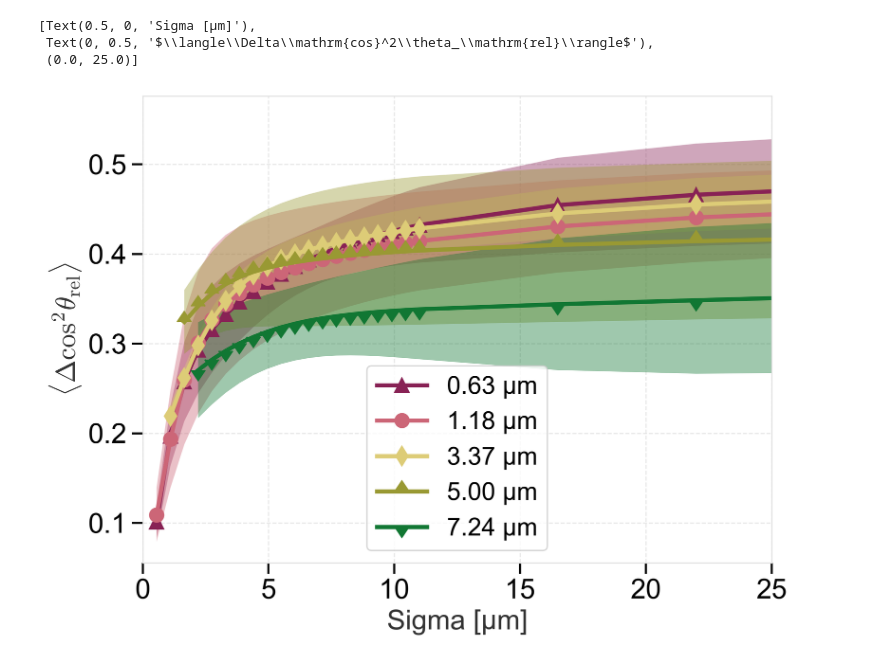
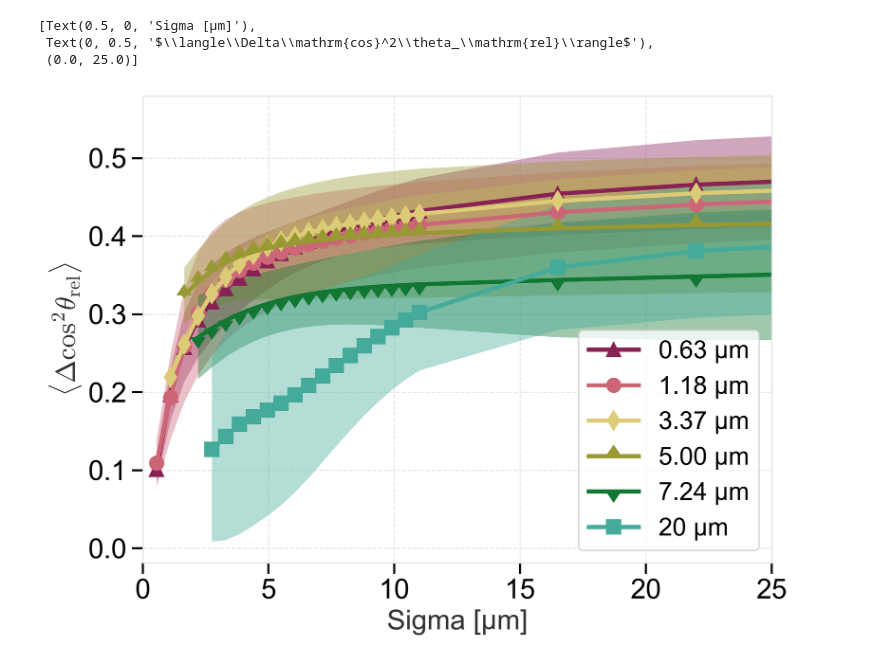
Before and after one commit to wppppupr/MTCargo_analysis, a Jupyter notebook: notebooks/correlation_beads_of.ipynb, the cells around one changed output. Drawn from its saved outputs; the diff is of its cells as text; code cells hidden in the pictures.

```diff
--- a/notebooks/correlation_beads_of.ipynb
+++ b/notebooks/correlation_beads_of.ipynb
@@ -156,31 +164,35 @@ df_1, radius1, dot1, dot1std = window_vs(root / "beads1um", filename, col, x_axi
 df_3, radius3, dot3, dot3std = window_vs(root / "beads3um", filename, col, x_axis)
 df_5, radius5, dot5, dot5std = window_vs(root / "beads5um", filename, col, x_axis)
 df_7, radius7, dot7, dot7std = window_vs(root / "beads7um", filename, col, x_axis)
+df_20, radius20, dot20, dot20std = window_vs(root / "beads20um", filename, col, x_axis)
 
 fig, ax = plt.subplots()
 
 ax.plot(radius06*0.11, dot06, marker = '^', label='0.63 \u03bcm')
 ax.fill_between(radius06*0.11, dot06+dot06std, dot06-dot06std, alpha = 0.4)
 
 ax.plot(radius1*0.11, dot1, marker = 'o', label='1.18 \u03bcm')
 ax.fill_between(radius1*0.11, dot1+dot1std, dot1-dot1std, alpha = 0.4)
 
 ax.plot(radius3[1:-2]*0.11, dot3[1:-2], marker = 'd', label='3.37 \u03bcm')
 ax.fill_between(radius3[1:-2]*0.11, dot3[1:-2]+dot3std[1:-2], dot3[1:-2]-dot3std[1:-2], alpha = 0.4)
 
 ax.plot(radius5[2:]*0.11, dot5[2:], marker = 10, label='5.00 \u03bcm')
 ax.fill_between(radius5[2:]*0.11, dot5[2:]+dot5std[2:], dot5[2:]-dot5std[2:], alpha = 0.4)
 
 ax.plot(radius7[3:]*0.11, dot7[3:], marker = 11, label='7.24 \u03bcm')
 ax.fill_between(radius7[3:]*0.11, dot7[3:]+dot7std[3:], dot7[3:]-dot7std[3:], alpha = 0.4)
 
+ax.plot(radius20[4:]*0.11, dot20[4:], marker = 's', label='20 \u03bcm')
+ax.fill_between(radius20[4:]*0.11, dot20[4:]+dot20std[4:], dot20[4:]-dot20std[4:], alpha = 0.4)
+
 ax.legend()
 
 ax.set(xlabel='Sigma [\u03bcm]',
     ylabel= '$\\langle\\Delta\\mathrm{cos}^2\\theta_\mathrm{rel}\\rangle$',
     xlim = (0, 25))
 # %% [output]
 [Text(0.5, 0, 'Sigma [μm]'),
  Text(0, 0.5, '$\\langle\\Delta\\mathrm{cos}^2\\theta_\\mathrm{rel}\\rangle$'),
  (0.0, 25.0)]
-[figure, old version]
+[figure, new version]
```
Also changed, not shown: parts of 2 cells of this notebook, 6 other files.
